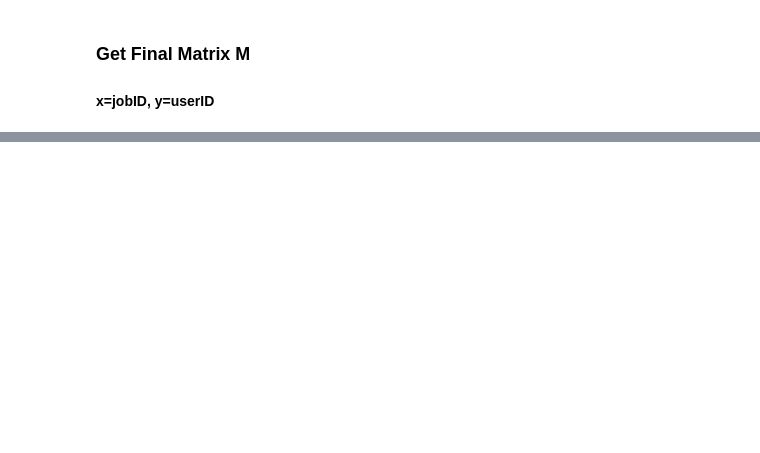
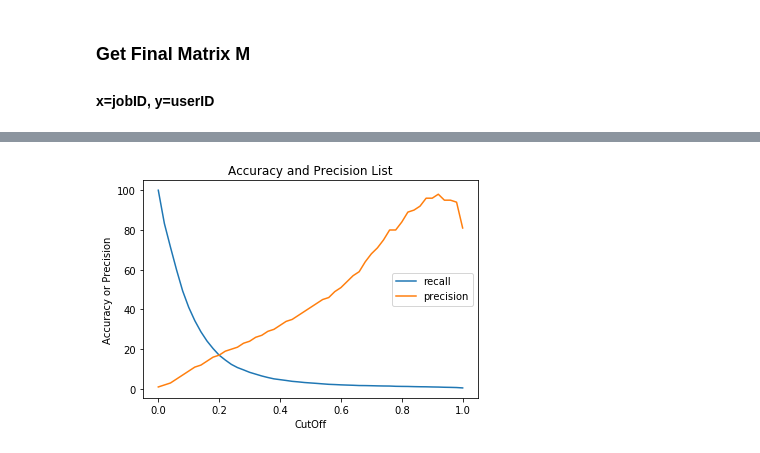
Before and after one commit to KunSu/Personalized-Job-Recommendation-System, a Jupyter notebook: TFIDF_to_Matrix.ipynb, the cells around one changed output, grey strips where cells are left out. Cells and saved outputs as stored; diff of their text form; code cells hidden in the pictures; blank space fills up the shorter version.

```diff
--- a/TFIDF_to_Matrix.ipynb
+++ b/TFIDF_to_Matrix.ipynb
@@ -92,5 +98,6 @@ tfidf_vectorizer_vectors
 tfdf_2 = pd.DataFrame(tfidf_vectorizer_vectors[0].T.todense(), index=tfidf_vectorizer.get_feature_names(), columns=["tfidf"])
 sorted_tfdf_2 = tfdf_2.sort_values(by=["tfidf"],ascending=False)
 valid_tfdf_2 = sorted_tfdf_2[sorted_tfdf_2['tfidf'] > 0]
-valid_tfdf_2.to_csv(sample_data_path + 'tfidf2_jd.csv')
-#valid_tfdf_2
+#valid_tfdf_2.to_csv(sample_data_path + 'tfidf2_jd.csv')
+dictionary = valid_tfdf_2.T.to_dict('list')
+print(dictionary)
@@ -349,0 +417,12 @@ Accuracy:  36.6 %
+# %%
+precisionList2 = map(lambda x: x*100, precisionList)
+precisionList3 = list(precisionList2)# plotting the line 1 points
+plt.plot(cutOffList, recallList, label = "recall")
+plt.plot(cutOffList, precisionList3, label = "precision")
+plt.xlabel('CutOff')
+plt.ylabel('Accuracy or Precision')
+plt.title('Accuracy and Precision List')
+plt.legend()
+plt.show()
+# %% [output]
+[figure, added]
```
Also changed, not shown: parts of 27 cells of this notebook, 1 other file.
